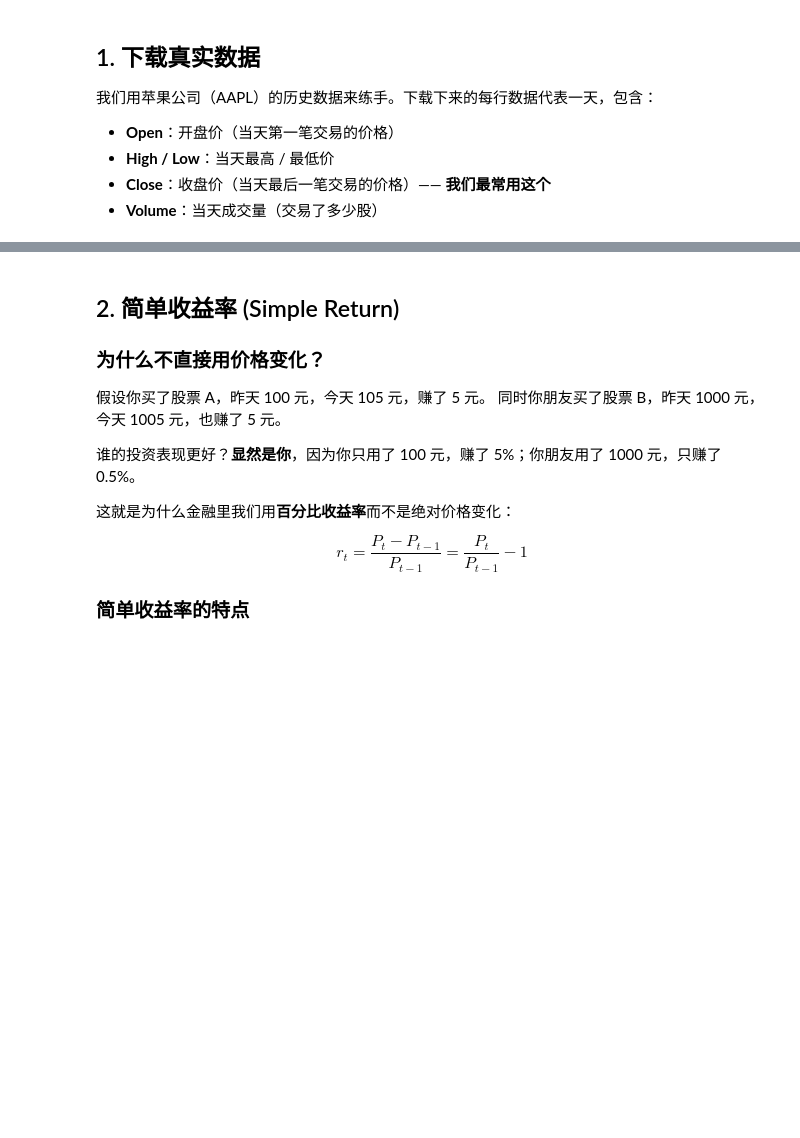
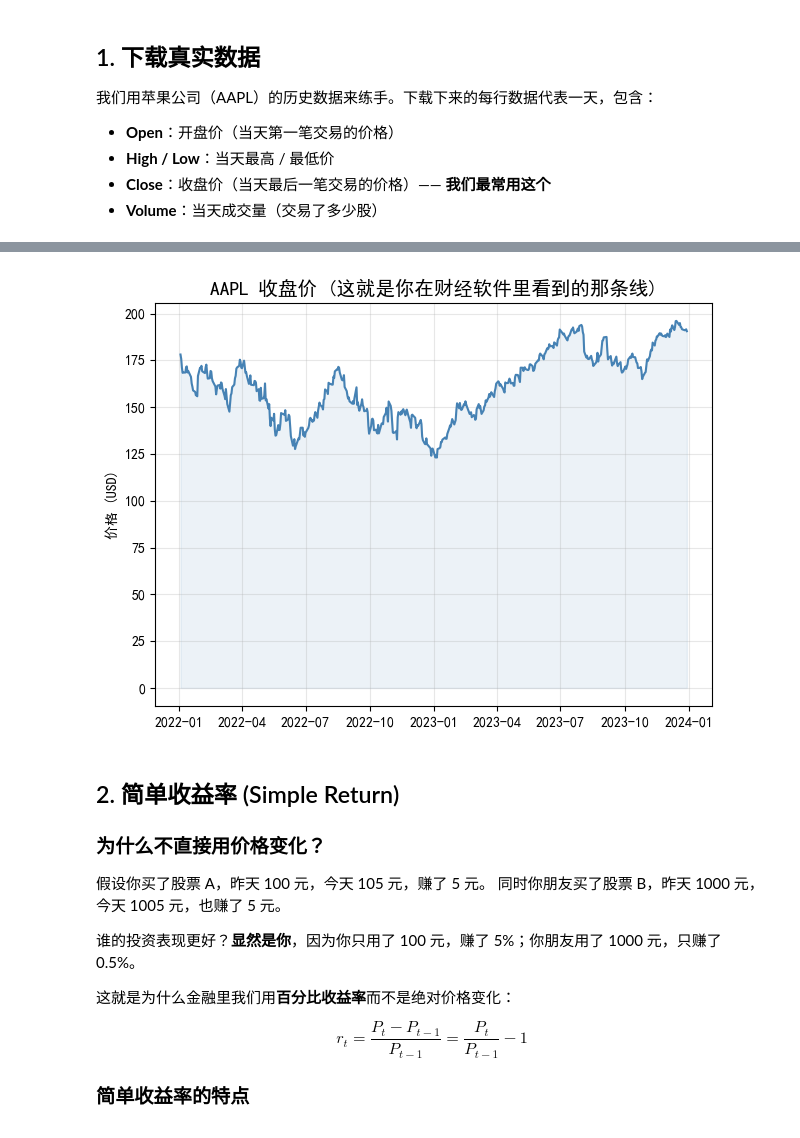
Before and after one commit to zhanghaifeng9988/quant-trade-study-backtrader-, a Jupyter notebook: 01_financial_concepts/01_price_and_return.ipynb, the cells around one changed output, grey strips where cells are left out. Saved outputs shown, nothing was run; the diff lists cells and outputs as text; code cells hidden in the pictures; blank space fills up the shorter version.

```diff
--- a/01_financial_concepts/01_price_and_return.ipynb
+++ b/01_financial_concepts/01_price_and_return.ipynb
@@ -17,6 +17,12 @@ import pandas as pd
 import matplotlib.pyplot as plt
 import yfinance as yf
 
-plt.rcParams['figure.figsize'] = (12, 5)
-plt.rcParams['font.family'] = 'DejaVu Sans'
-print('导入完成 ✅')
+
+
+
+# 1. 设置系统自带的中文字体（这里使用黑体 SimHei）
+plt.rcParams['font.sans-serif'] = ['SimHei']  # 如果你想用微软雅黑，可以改成 ['Microsoft YaHei']
+
+# 2. 解决更换字体后，负号（-）显示为方块的问题
+plt.rcParams['axes.unicode_minus'] = False
+print('导入完成 ')
@@ -40,13 +59,16 @@ data[['Open', 'High', 'Low', 'Close', 'Volume']].tail()
 # %%
 # 绘制收盘价走势
+
 fig, ax = plt.subplots()
 ax.plot(price.index, price.values, color='steelblue', linewidth=1.5)
 ax.fill_between(price.index, price.values, alpha=0.1, color='steelblue')
-ax.set_title(f'{ticker} 收盘价（这就是你在财经软件里看到的那条线）', fontsize=14)
+ax.set_title(f'{ticker} 收盘价 (这就是你在财经软件里看到的那条线)', fontsize=14)
 ax.set_ylabel('价格 (USD)')
 ax.grid(alpha=0.3)
 plt.tight_layout()
 plt.show()
+# %% [output]
+[figure, added]
 # %% [markdown]
 ## 2. 简单收益率 (Simple Return)
 
```
Also changed, not shown: parts of 7 cells of this notebook, 5 other files.
